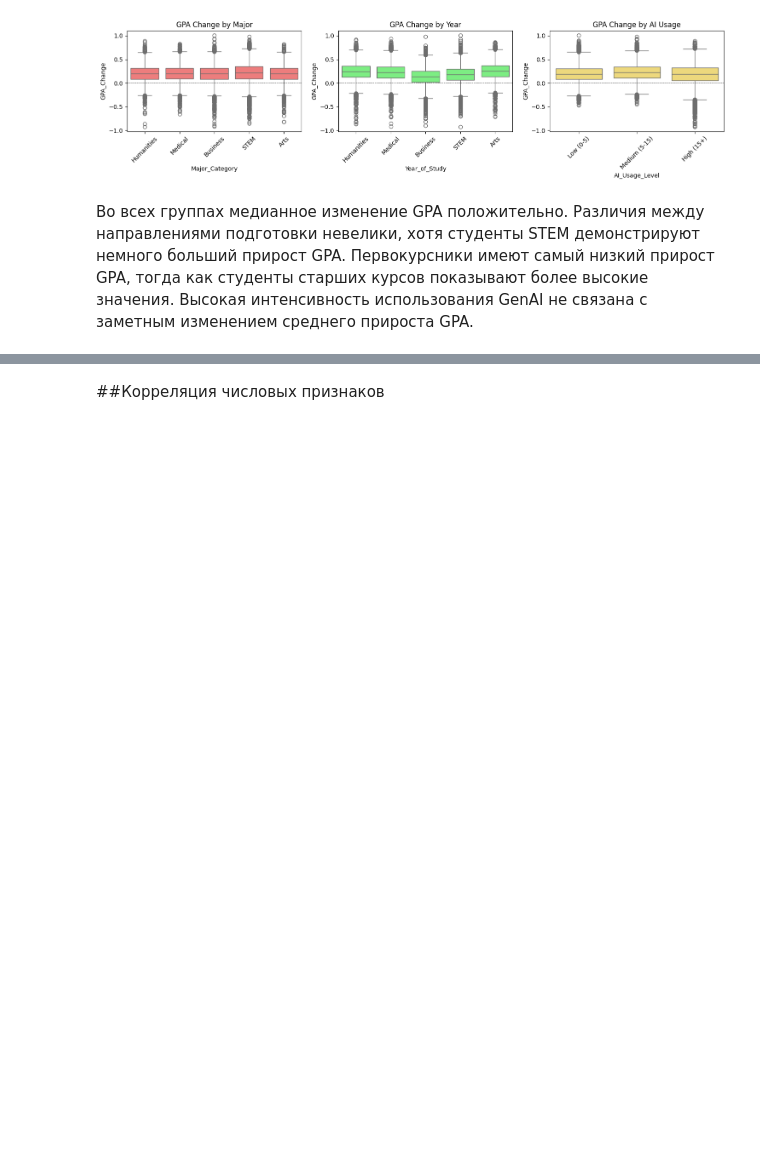
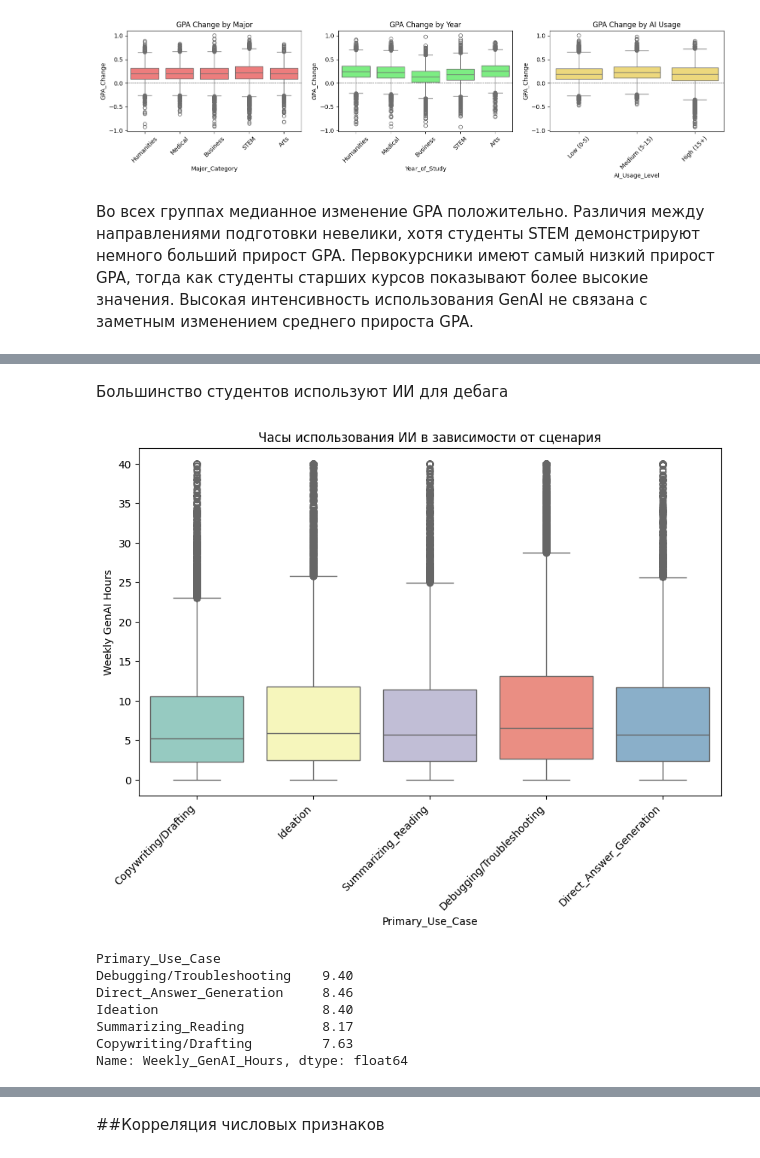
Before and after one commit to AnastasiaDolotova/ai-student-impact, a Jupyter notebook: ai_student_impact.ipynb, the cells around one changed output, grey strips where cells are left out. Drawn from its saved outputs; the diff is of its cells as text; code cells hidden in the pictures; blank space fills up the shorter version.

```diff
--- a/ai_student_impact.ipynb
+++ b/ai_student_impact.ipynb
@@ -366,0 +396,20 @@ plt.show()
+# %% [markdown]
+Большинство студентов используют ИИ для дебага
+# %%
+plt.figure(figsize=(10, 6))
+sns.boxplot(data=df, x='Primary_Use_Case', y='Weekly_GenAI_Hours', hue='Primary_Use_Case', legend=False, palette='Set3')
+plt.xticks(rotation=45, ha='right')
+plt.title('Часы использования ИИ в зависимости от сценария')
+plt.ylabel('Weekly GenAI Hours')
+plt.show()
+
+df.groupby('Primary_Use_Case')['Weekly_GenAI_Hours'].mean().sort_values(ascending=False).round(2)
+# %% [output]
+[figure, added]
+Primary_Use_Case
+Debugging/Troubleshooting    9.40
+Direct_Answer_Generation     8.46
+Ideation                     8.40
+Summarizing_Reading          8.17
+Copywriting/Drafting         7.63
+Name: Weekly_GenAI_Hours, dtype: float64
```
Also changed, not shown: parts of 4 cells of this notebook.
